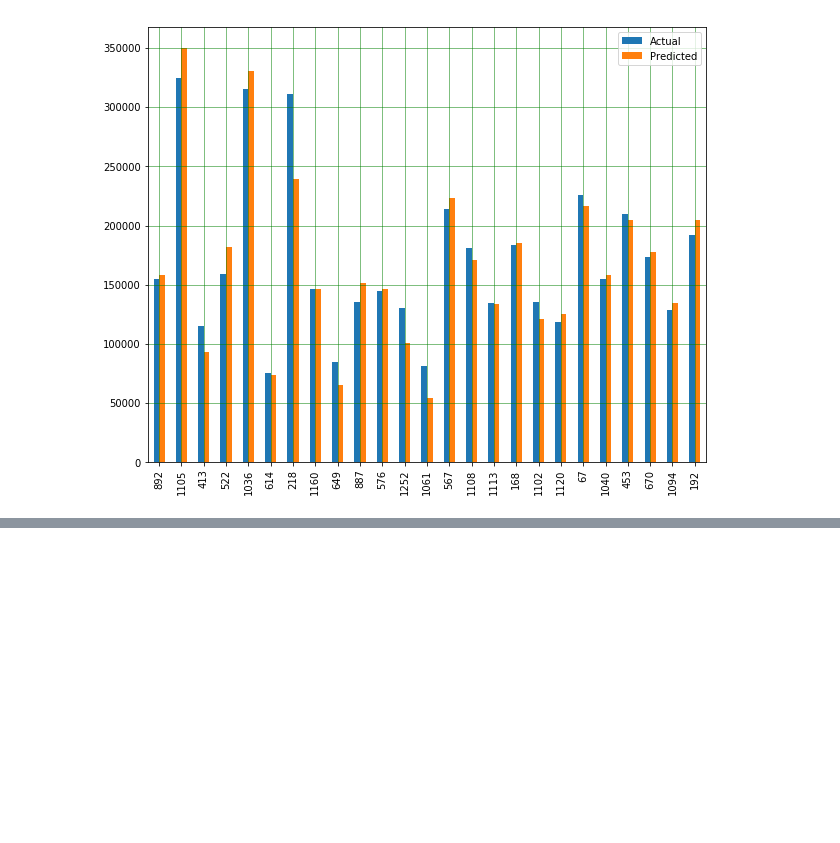
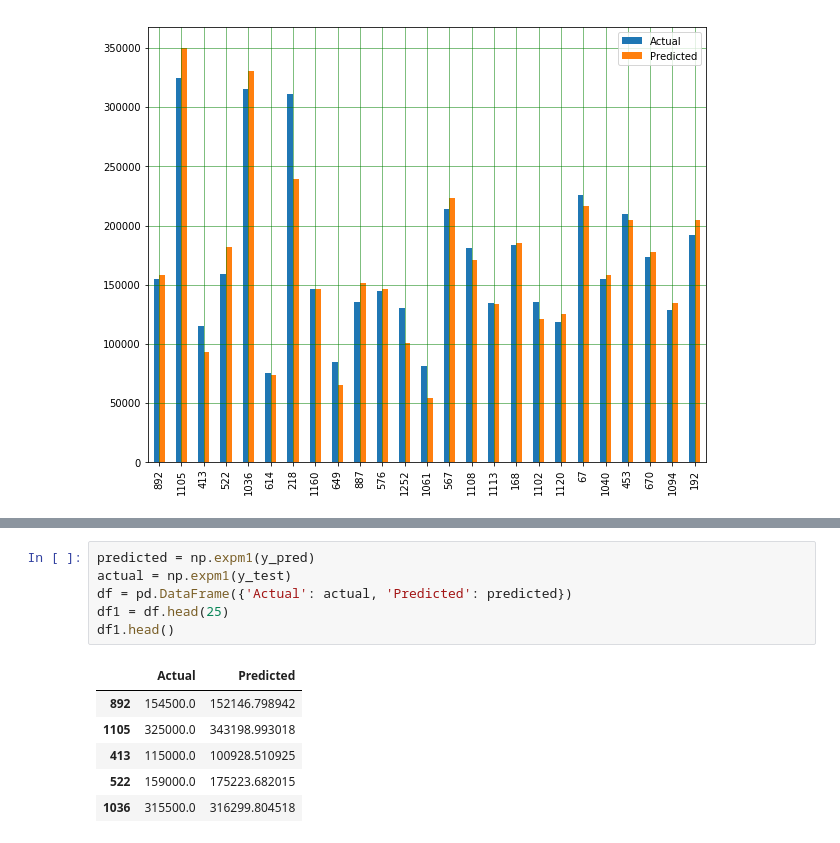
Before and after one commit to Juhi-Purswani/House_Prices-Regression_technique, a Jupyter notebook: LinearRegression.ipynb, the cells around one changed output, grey strips where cells are left out. Saved outputs shown, nothing was run; the diff lists cells and outputs as text; blank space fills up the shorter version.

```diff
--- a/LinearRegression.ipynb
+++ b/LinearRegression.ipynb
@@ -155,0 +179,13 @@ plt.show()
+# %%
+predicted = np.expm1(y_pred)
+actual = np.expm1(y_test)
+df = pd.DataFrame({'Actual': actual, 'Predicted': predicted})
+df1 = df.head(25)
+df1.head()
+# %% [output]
+|  | Actual | Predicted |
+| 892 | 154500.0 | 152146.798942 |
+| 1105 | 325000.0 | 343198.993018 |
+| 413 | 115000.0 | 100928.510925 |
+| 522 | 159000.0 | 175223.682015 |
+| 1036 | 315500.0 | 316299.804518 |
```
Also changed, not shown: parts of 13 cells of this notebook.
